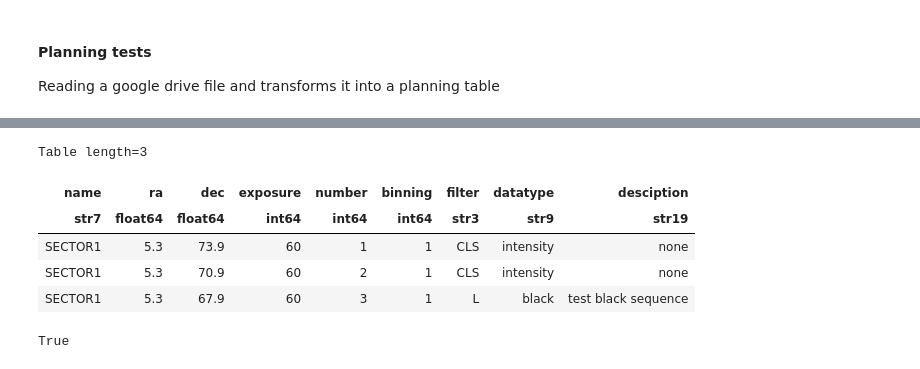
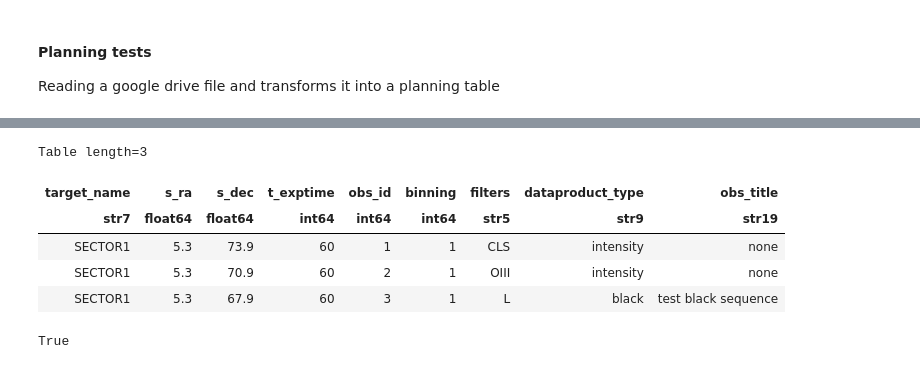
Before and after one commit to dtouzan/ciboulette, a Jupyter notebook: tests.ipynb, the cells around one changed output, grey strips where cells are left out. Drawn from its saved outputs; the diff is of its cells as text; code cells hidden in the pictures.

```diff
--- a/tests.ipynb
+++ b/tests.ipynb
@@ -11,4 +12,6 @@ cbl = Cbl.Ciboulette()
 ephcc = Eph.Ephemcc()
 sct = Sct.Sector()
 exp = Exp.Exposure()
+planning = Pln.Planning('1Yc-QxFr9veMeGjqvedRMrcEDL2GRyTS_','planning.csv')
+planningtable = planning.get()
 # %% [markdown]
@@ -119,9 +144,9 @@ Table length=4
 # %%
-tablepln[0:3]
+planningtable[0:3]
 # %% [output]
 Table length=3
-| name | ra | dec | exposure | number | binning | filter | datatype | desciption |
-| str7 | float64 | float64 | int64 | int64 | int64 | str3 | str9 | str19 |
+| target_name | s_ra | s_dec | t_exptime | obs_id | binning | filters | dataproduct_type | obs_title |
+| str7 | float64 | float64 | int64 | int64 | int64 | str5 | str9 | str19 |
 | SECTOR1 | 5.3 | 73.9 | 60 | 1 | 1 | CLS | intensity | none |
-| SECTOR1 | 5.3 | 70.9 | 60 | 2 | 1 | CLS | intensity | none |
+| SECTOR1 | 5.3 | 70.9 | 60 | 2 | 1 | OIII | intensity | none |
 | SECTOR1 | 5.3 | 67.9 | 60 | 3 | 1 | L | black | test black sequence |
```
Also changed, not shown: parts of 17 cells of this notebook, 4 other files.
